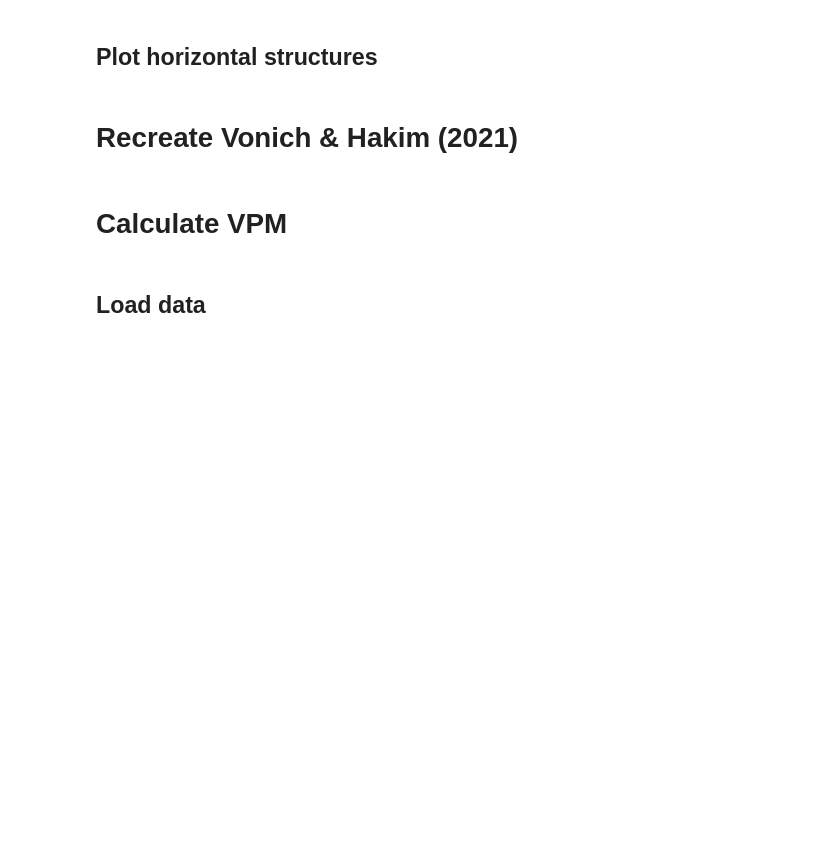
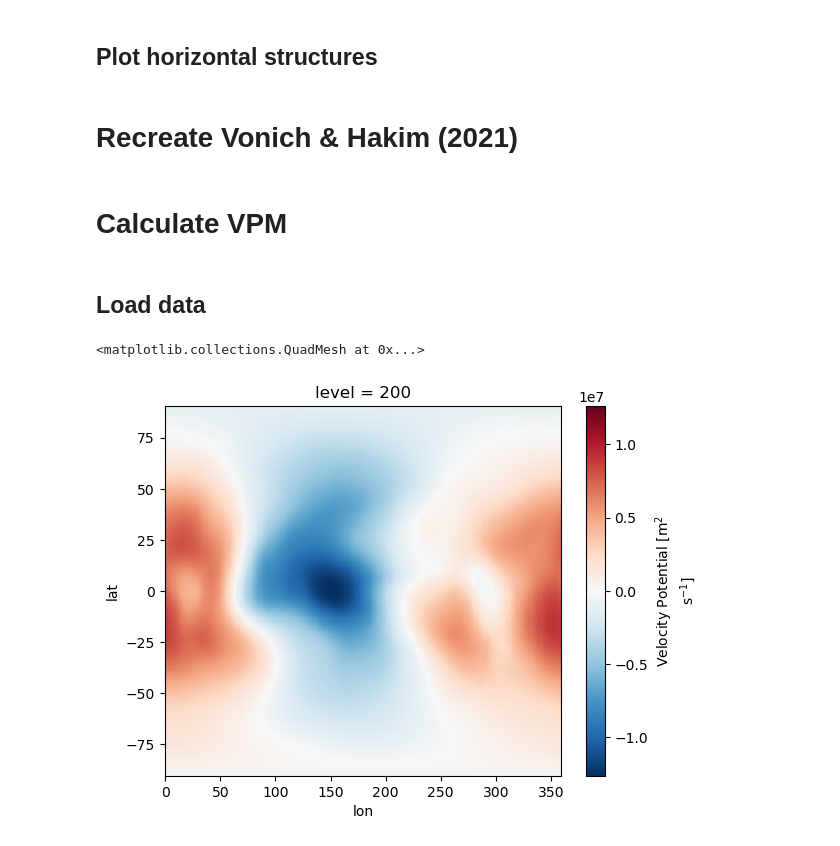
Before and after one commit to spencer-ressel/thesis-work, a Jupyter notebook: python/graphcast/data_processing.ipynb, the cells around one changed output. Cells and saved outputs as stored; diff of their text form; code cells hidden in the pictures; blank space fills up the shorter version.

Commit message:
EOD 07/28/2026 - More data downloads, preliminary processing of climatology data

```diff
--- a/python/graphcast/data_processing.ipynb
+++ b/python/graphcast/data_processing.ipynb
@@ -1782,3 +1782,32 @@ era5_2m_temperature_climatology
+# %%
+climatology_by_year = {}
+
+for index, variable in enumerate(['u_component_of_wind', 'v_component_of_wind']):
+    climatology_by_year[variable] = []
+    for year in np.arange(1990, 2010, 1):
+        print(year)
+        data = xr.load_dataset(f"/glade/u/home/sressel/spencer-scratch/graphcast_input_data/6hr_climatology/{year}/{variable}.nc").load()[variable]
+        data_retimed = data.assign_coords({'time':data.time + len(data.time) * 6 * 3600 * 10**9 * (year - 1990)})
+
+        climatology_by_year[variable].append(data_retimed)
+
+# u_climatology = xr.concat([val for val in climatology_by_year['u_component_of_wind']], dim='time')
+# v_climatology = xr.concat([val for val in climatology_by_year['v_component_of_wind']], dim='time')
+# %%
+era5_dataset = xr.merge(
+    [u_climatology.sel(level=200), v_climatology]
+)
+
+# u_climatology.isel(batch=0, drop=True).mean(dim='time').sel(level=850).plot()
+
+from auxiliary_functions.calculate_velocity_potential import calculate_velocity_potential_graphcast
+
+velocity_potential_climatology = calculate_velocity_potential_graphcast(era5_dataset)
+# %%
+velocity_potential_climatology.isel(batch=0).mean(dim='time').plot()
+# %% [output]
+<matplotlib.collections.QuadMesh at 0x...>
+[figure, added]
 # %%
 start_date = "2021-02-26T00"
 
```
Also changed, not shown: parts of 2 cells of this notebook, 21 other files.
